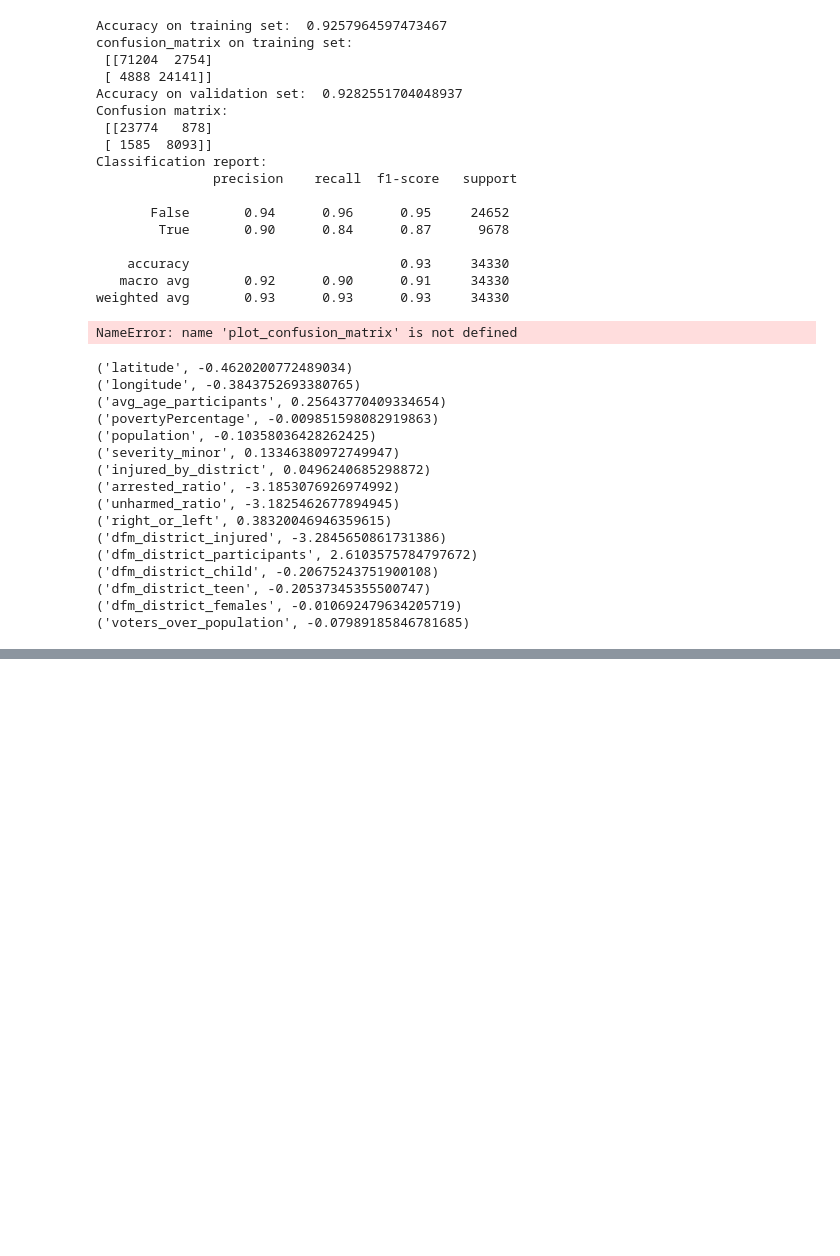
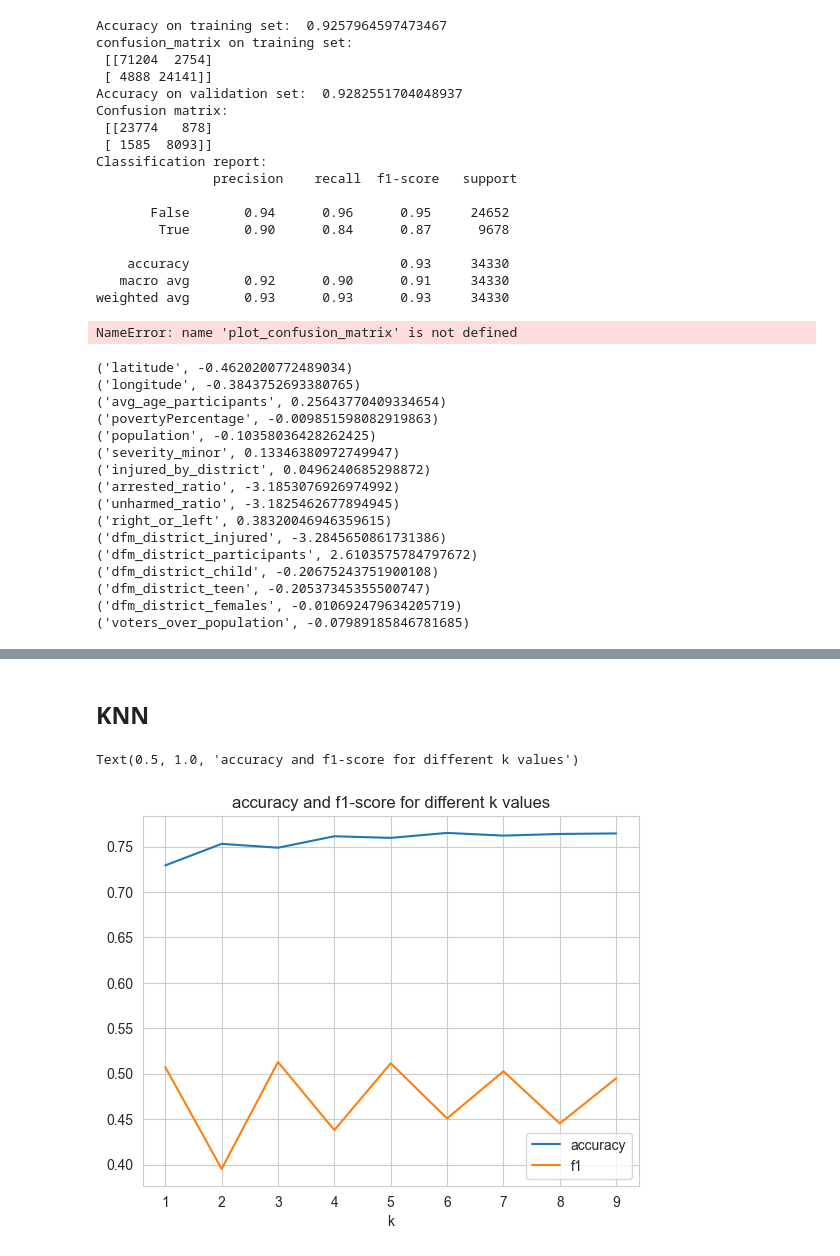
Before and after one commit to irenedovichi/DM-project, a Jupyter notebook: TASK 3/classification.ipynb, the cells around one changed output, grey strips where cells are left out. Cells and saved outputs as stored; diff of their text form; code cells hidden in the pictures; blank space fills up the shorter version.

```diff
--- a/TASK 3/classification.ipynb
+++ b/TASK 3/classification.ipynb
@@ -604,0 +860,10 @@ weighted avg       0.73      0.74      0.74     32310
+# %%
+from sklearn.model_selection import GridSearchCV
+from sklearn.metrics import make_scorer, f1_score
+f1 = make_scorer(f1_score, pos_label =True)
+param_grid = {'max_depth': [4, 8, 16],
+              'min_samples_split': [2,4, 8, 16],
+              'criterion': ['gini', 'entropy']
+}
+grid = GridSearchCV(DecisionTreeClassifier(random_state=42), param_grid, cv=3, scoring='f1', verbose =3)
+grid.fit(X_oversampled, y_oversampled)
@@ -604,0 +897,3 @@ weighted avg       0.73      0.74      0.74     32310
+# %%
+tree_oversampled = DecisionTreeClassifier(random_state=42, max_depth=16, min_samples_split=2,  criterion='gini')
+tree_oversampled.fit(X_oversampled, y_oversampled)
@@ -604,0 +902,8 @@ weighted avg       0.73      0.74      0.74     32310
+# %%
+y_pred = tree_oversampled.predict(X_test)
+y_pred_train = tree_oversampled.predict(X_oversampled)
+print('Accuracy on training set: ', accuracy_score(y_oversampled, y_pred_train))
+print('confusion_matrix on training set: \n', confusion_matrix(y_oversampled, y_pred_train))
+print('Accuracy on validation set: ', accuracy_score(y_test, y_pred))
+print('Confusion matrix: \n', confusion_matrix(y_test, y_pred))
+print('Classification report: \n', classification_report(y_test, y_pred))
@@ -604,0 +928,2 @@ weighted avg       0.73      0.74      0.74     32310
+# %% [markdown]
+## KNN
@@ -604,0 +936,19 @@ weighted avg       0.73      0.74      0.74     32310
+# %%
+# train model
+accuracy_scores = []
+f1_scores =[]
+for i in tqdm(range(1, 10)):
+    knn = KNeighborsClassifier(n_neighbors=i)
+    knn.fit(X_train, y_train)
+    y_pred = knn.predict(X_test)
+    accuracy_scores.append(accuracy_score(y_test, y_pred))
+    f1_scores.append(f1_score(y_test, y_pred))
+# %%
+plt.plot(range(1, 10), accuracy_scores)
+plt.plot(range(1, 10), f1_scores)
+plt.xlabel('k')
+plt.legend(['accuracy' ,'f1'])
+plt.title('accuracy and f1-score for different k values')
+# %% [output]
+Text(0.5, 1.0, 'accuracy and f1-score for different k values')
+[figure, added]
```
Also changed, not shown: parts of 60 cells of this notebook.
